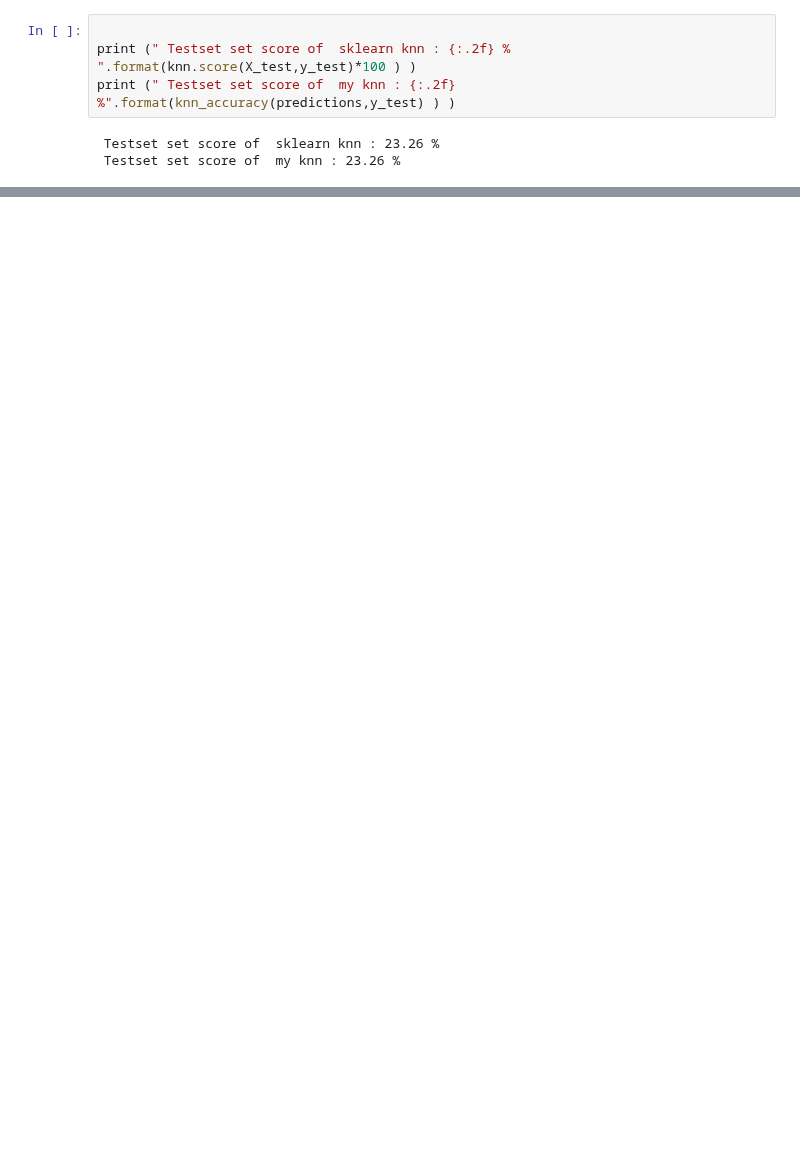
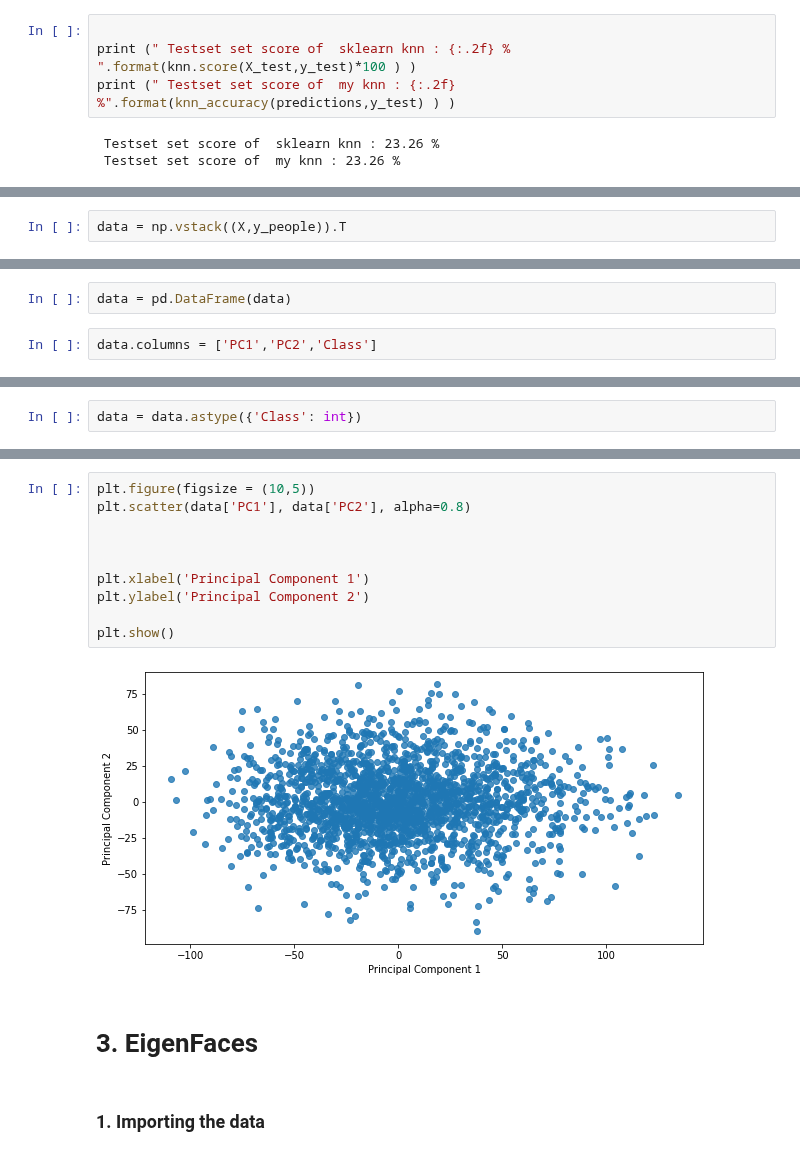
Before and after one commit to Prakhar-Saxena/CollegeAssignments, a Jupyter notebook: CS383/assn3/assn3.ipynb, the cells around one changed output, grey strips where cells are left out. Drawn from its saved outputs; the diff is of its cells as text; blank space fills up the shorter version.

```diff
--- a/CS383/assn3/assn3.ipynb
+++ b/CS383/assn3/assn3.ipynb
@@ -139,0 +428,2 @@ X_train, X_test = standardize_data(X_train, X_test)
+# %%
+data = np.vstack((X,y_people)).T
@@ -139,0 +434,4 @@ X_train, X_test = standardize_data(X_train, X_test)
+# %%
+data = pd.DataFrame(data)
+# %%
+data.columns = ['PC1','PC2','Class']
@@ -139,0 +447,2 @@ X_train, X_test = standardize_data(X_train, X_test)
+# %%
+data = data.astype({'Class': int})
@@ -139,0 +458,16 @@ X_train, X_test = standardize_data(X_train, X_test)
+# %%
+plt.figure(figsize = (10,5))
+plt.scatter(data['PC1'], data['PC2'], alpha=0.8)
+
+
+
+plt.xlabel('Principal Component 1')
+plt.ylabel('Principal Component 2')
+
+plt.show()
+# %% [output]
+[figure, added]
+# %% [markdown]
+# 3. EigenFaces
+# %% [markdown]
+### 1. Importing the data
```
Also changed, not shown: parts of 123 cells of this notebook, 2 other files.
